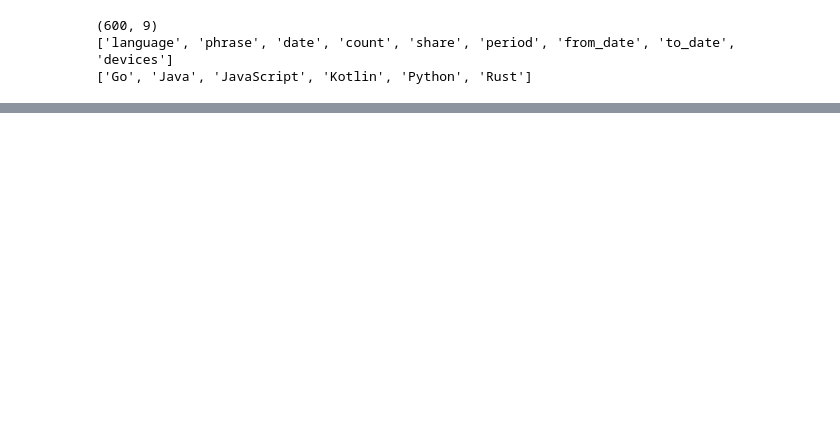
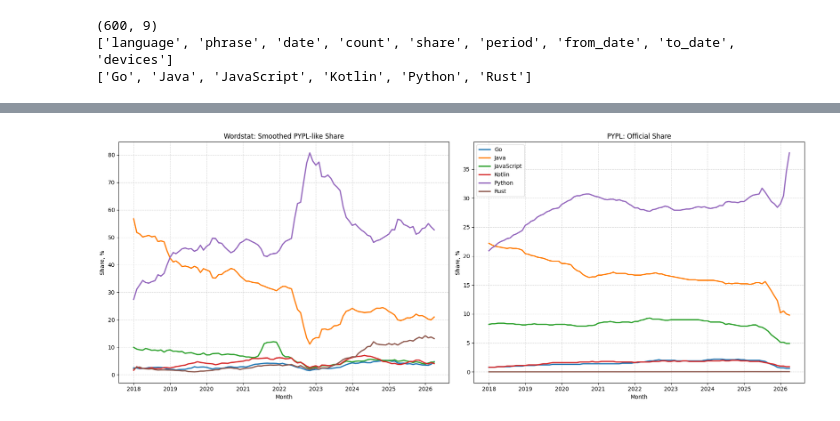
Before and after one commit to Damirlan/github-language-popularity-analysis, a Jupyter notebook: program.ipynb, the cells around one changed output, grey strips where cells are left out. Saved outputs shown, nothing was run; the diff lists cells and outputs as text; code cells hidden in the pictures; blank space fills up the shorter version.

```diff
--- a/program.ipynb
+++ b/program.ipynb
@@ -225,0 +123,4 @@ print("- Результаты чувствительны к выбранным t
+# %%
+pypl_df = pd.read_csv(PYPL_REFERENCE_PATH)
+pypl_df["date"] = pd.to_datetime(pypl_df["date"])
+pypl_df.head()
@@ -225,0 +138,10 @@ print("- Результаты чувствительны к выбранным t
+# %%
+wordstat_wide_df = monthly_index_df.pivot(index="date", columns="language", values="smoothed_share_pct").reset_index()
+
+common_languages = ["Go", "Java", "JavaScript", "Kotlin", "Python", "Rust"]
+comparison_df = wordstat_wide_df.merge(pypl_df, on="date", suffixes=("_wordstat", "_pypl"))
+comparison_df = comparison_df.sort_values("date").reset_index(drop=True)
+
+print(comparison_df.shape)
+print(comparison_df.columns.tolist())
+comparison_df.head()
@@ -225,0 +161,22 @@ print("- Результаты чувствительны к выбранным t
+# %%
+fig, axes = plt.subplots(1, 2, figsize=(18, 7), sharex=True)
+
+for language in common_languages:
+    axes[0].plot(comparison_df["date"], comparison_df[f"{language}_wordstat"], linewidth=2.2, label=language)
+    axes[1].plot(comparison_df["date"], comparison_df[f"{language}_pypl"], linewidth=2.2, label=language)
+
+axes[0].set_title("Wordstat: Smoothed PYPL-like Share")
+axes[0].set_xlabel("Month")
+axes[0].set_ylabel("Share, %")
+axes[0].grid(True, linestyle="--", alpha=0.5)
+
+axes[1].set_title("PYPL: Official Share")
+axes[1].set_xlabel("Month")
+axes[1].set_ylabel("Share, %")
+axes[1].grid(True, linestyle="--", alpha=0.5)
+axes[1].legend(loc="best")
+
+plt.tight_layout()
+plt.show()
+# %% [output]
+[figure, added]
```
Also changed, not shown: parts of 46 cells of this notebook.
